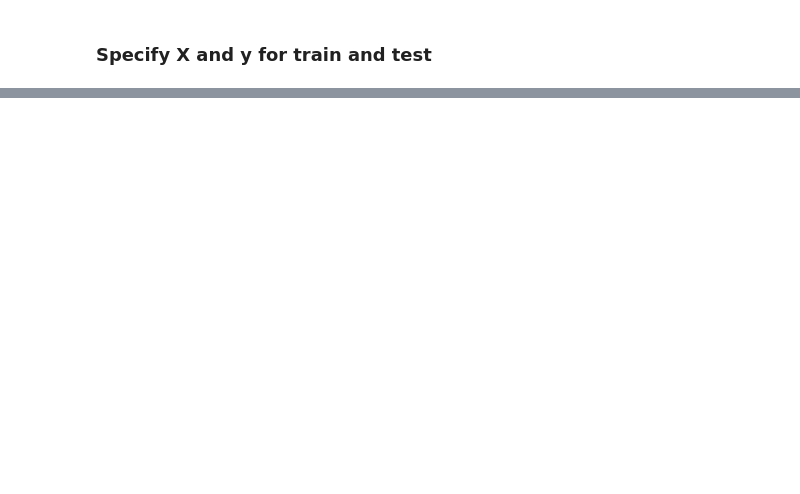
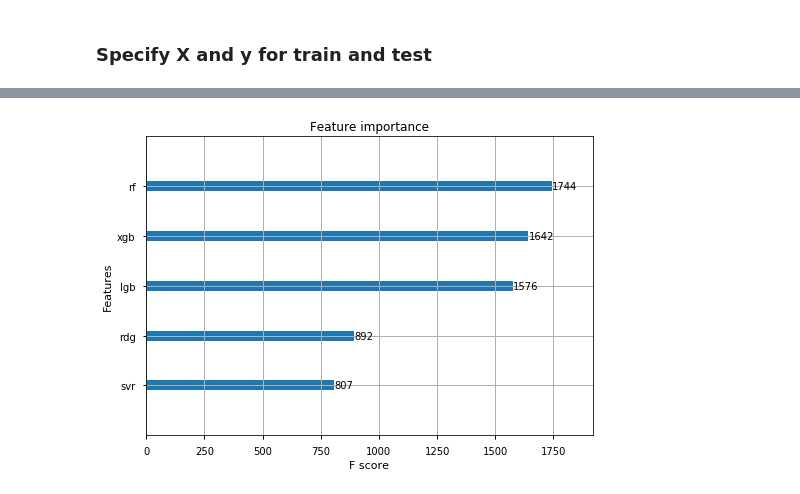
Before and after one commit to sisupalan/coding_challenge_ml, a Jupyter notebook: notebooks/02_Model Build.ipynb, the cells around one changed output, grey strips where cells are left out. Saved outputs shown, nothing was run; the diff lists cells and outputs as text; code cells hidden in the pictures; blank space fills up the shorter version.

Commit message:
Added models and explainations

```diff
--- a/notebooks/02_Model Build.ipynb
+++ b/notebooks/02_Model Build.ipynb
@@ -133,0 +502,38 @@ MAPE score for Test data is :  378.4300524671593
+# %%
+# Make new train and test
+X_train = pd.DataFrame({'svr' : svr_pred_train,
+                        'rdg' : rdg_pred_train,
+                        'rf' : rf_pred_train,
+                        'lgb' : lgb_pred_train,
+                        'xgb' : xgb_pred_train})
+
+X_test = pd.DataFrame({'svr' : svr_pred_test,
+                       'rdg' : rdg_pred_test,
+                       'rf' : rf_pred_test,
+                       'lgb' : lgb_pred_test,
+                       'xgb' : xgb_pred_test})
+# %%
+# Specify parameters to tune on
+params = dict(n_estimators=[50, 100, 200],
+              max_depth=[3, 6, 9],
+              gamma=[0.1, 0.2, 0.3])
+
+# Intialize the model
+estimator = XGBRegressor(random_state=1,
+                         n_jobs=-1,
+                         subsample = 0.70,
+                         colsample_bytree = 0.7,
+                         eta = 0.05,
+                         objective="reg:tweedie"
+                        )
+
+# Initize the grid
+grid = dgcv(estimator,
+            params,
+            scoring=make_scorer(mape, greater_is_better=False),
+            n_jobs=-1,
+            cv=5)
+
+# Fit the grid
+with ProgressBar():
+    grid.fit(X_train, y_train)
@@ -133,0 +542,4 @@ MAPE score for Test data is :  378.4300524671593
+# %%
+# Select best model parameters
+model = grid.best_estimator_
+joblib.dump(model, os.path.join(MODEL_OUTPUT, 'stk.pickle'))
@@ -133,0 +604,4 @@ MAPE score for Test data is :  378.4300524671593
+# %%
+plot_importance(model);
+# %% [output]
+[figure, added]
```
Also changed, not shown: parts of 69 cells of this notebook, 56 other files.
